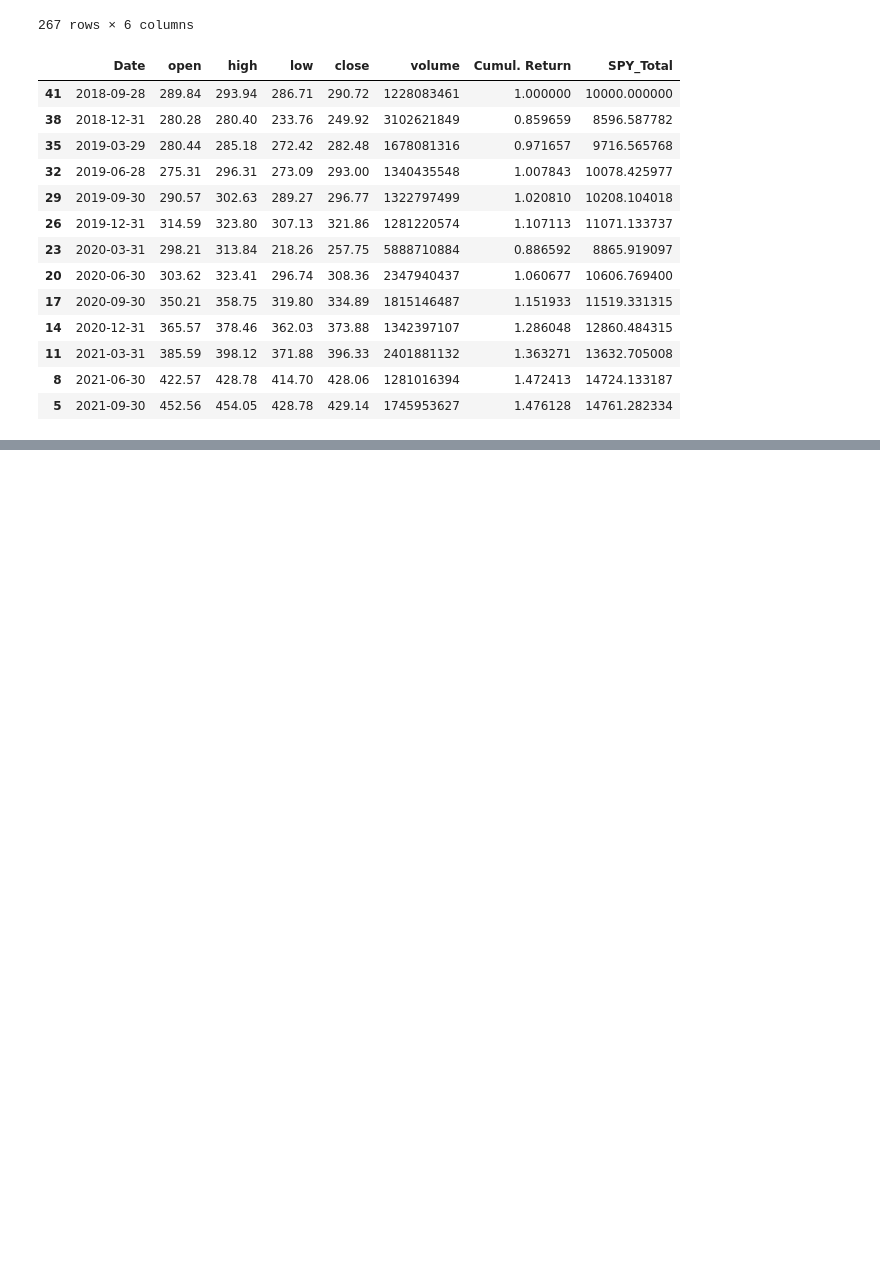
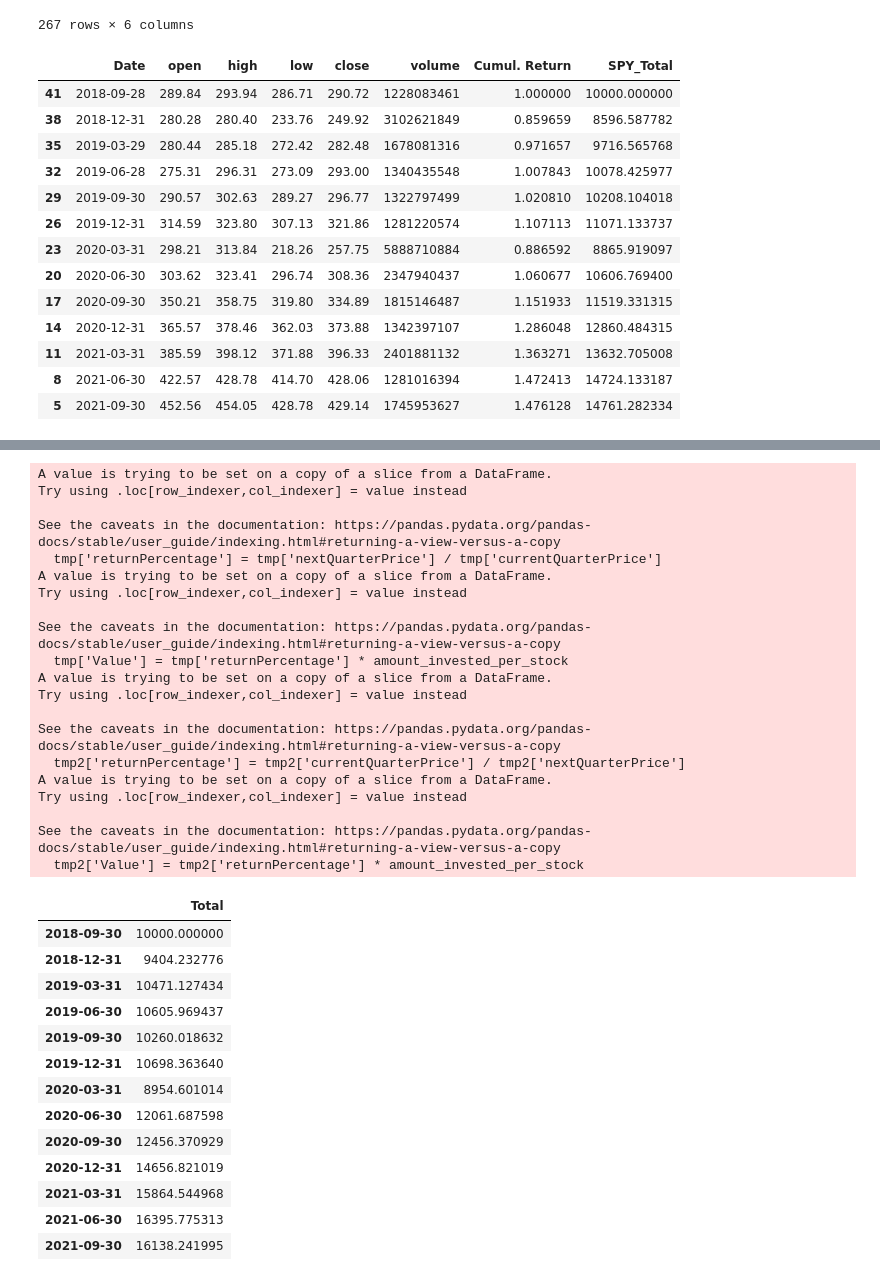
Before and after one commit to rtshinta/StockMarket, a Jupyter notebook: combined_data.ipynb, the cells around one changed output, grey strips where cells are left out. Cells and saved outputs as stored; diff of their text form; code cells hidden in the pictures; blank space fills up the shorter version.

```diff
--- a/combined_data.ipynb
+++ b/combined_data.ipynb
@@ -404,0 +407,62 @@ plt.show()
+# %%
+# invest 10000 evenly across top projected companies equally
+portfolio_value_short = pd.DataFrame({})
+running_total = init_investment
+for i in range(len(dates)):
+    amount_invested_per_stock = 500
+    if i == 0:
+        portfolio_value_short = portfolio_value_short.append(pd.DataFrame({dates[i]: [init_investment]}).T)
+        continue
+    tmp = portfolio[(portfolio['fiscalDateEnding'] == dates[i-1]) & (portfolio['BuyOrShort'] == 'Buy')]
+    tmp2 = portfolio[(portfolio['fiscalDateEnding'] == dates[i-1]) & (portfolio['BuyOrShort'] != 'Buy')]
+    tmp['returnPercentage'] = tmp['nextQuarterPrice'] / tmp['currentQuarterPrice']
+
+    while ((len(tmp) * amount_invested_per_stock) > running_total) and amount_invested_per_stock >= 0:
+        amount_invested_per_stock -= 50
+    tmp['Value'] = tmp['returnPercentage'] * amount_invested_per_stock
+    total = running_total - ((len(tmp) * amount_invested_per_stock) + (len(tmp2) * amount_invested_per_stock))
+    total += tmp['Value'].sum()
+    if len(tmp2) > 0:
+        tmp2['returnPercentage'] = tmp2['currentQuarterPrice'] / tmp2['nextQuarterPrice']
+        tmp2['Value'] = tmp2['returnPercentage'] * amount_invested_per_stock
+        total += tmp2['Value'].sum()
+    running_total = total
+    portfolio_value_short = portfolio_value_short.append(pd.DataFrame({dates[i]: [running_total]}).T)
+
+portfolio_value_short.columns = ['Total']
+portfolio_value_short
+# %% [output]
+A value is trying to be set on a copy of a slice from a DataFrame.
+Try using .loc[row_indexer,col_indexer] = value instead
+
+See the caveats in the documentation: https://pandas.pydata.org/pandas-docs/stable/user_guide/indexing.html#returning-a-view-versus-a-copy
+  tmp['returnPercentage'] = tmp['nextQuarterPrice'] / tmp['currentQuarterPrice']
+A value is trying to be set on a copy of a slice from a DataFrame.
+Try using .loc[row_indexer,col_indexer] = value instead
+
+See the caveats in the documentation: https://pandas.pydata.org/pandas-docs/stable/user_guide/indexing.html#returning-a-view-versus-a-copy
+  tmp['Value'] = tmp['returnPercentage'] * amount_invested_per_stock
+A value is trying to be set on a copy of a slice from a DataFrame.
+Try using .loc[row_indexer,col_indexer] = value instead
+
+See the caveats in the documentation: https://pandas.pydata.org/pandas-docs/stable/user_guide/indexing.html#returning-a-view-versus-a-copy
+  tmp2['returnPercentage'] = tmp2['currentQuarterPrice'] / tmp2['nextQuarterPrice']
+A value is trying to be set on a copy of a slice from a DataFrame.
+Try using .loc[row_indexer,col_indexer] = value instead
+
+See the caveats in the documentation: https://pandas.pydata.org/pandas-docs/stable/user_guide/indexing.html#returning-a-view-versus-a-copy
+  tmp2['Value'] = tmp2['returnPercentage'] * amount_invested_per_stock
+|  | Total |
+| 2018-09-30 | 10000.000000 |
+| 2018-12-31 | 9404.232776 |
+| 2019-03-31 | 10471.127434 |
+| 2019-06-30 | 10605.969437 |
+| 2019-09-30 | 10260.018632 |
+| 2019-12-31 | 10698.363640 |
+| 2020-03-31 | 8954.601014 |
+| 2020-06-30 | 12061.687598 |
+| 2020-09-30 | 12456.370929 |
+| 2020-12-31 | 14656.821019 |
+| 2021-03-31 | 15864.544968 |
+| 2021-06-30 | 16395.775313 |
+| 2021-09-30 | 16138.241995 |
```
Also changed, not shown: parts of 8 cells of this notebook, 6 other files.
